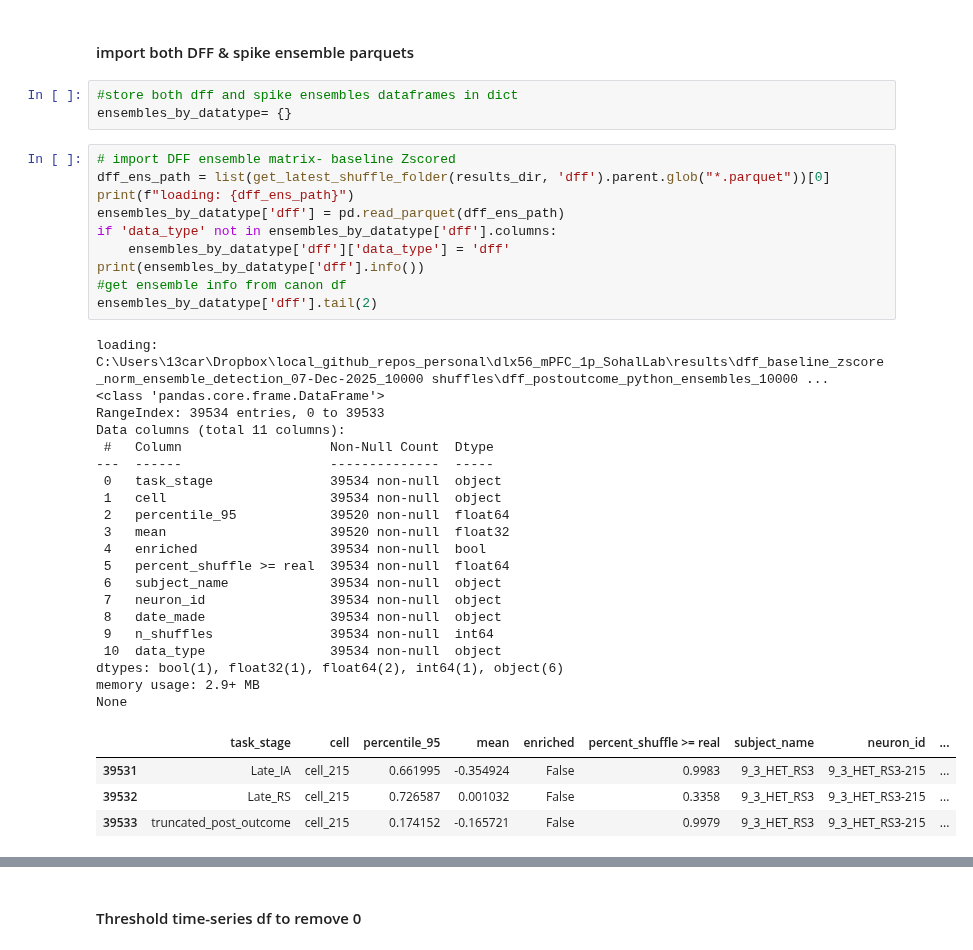
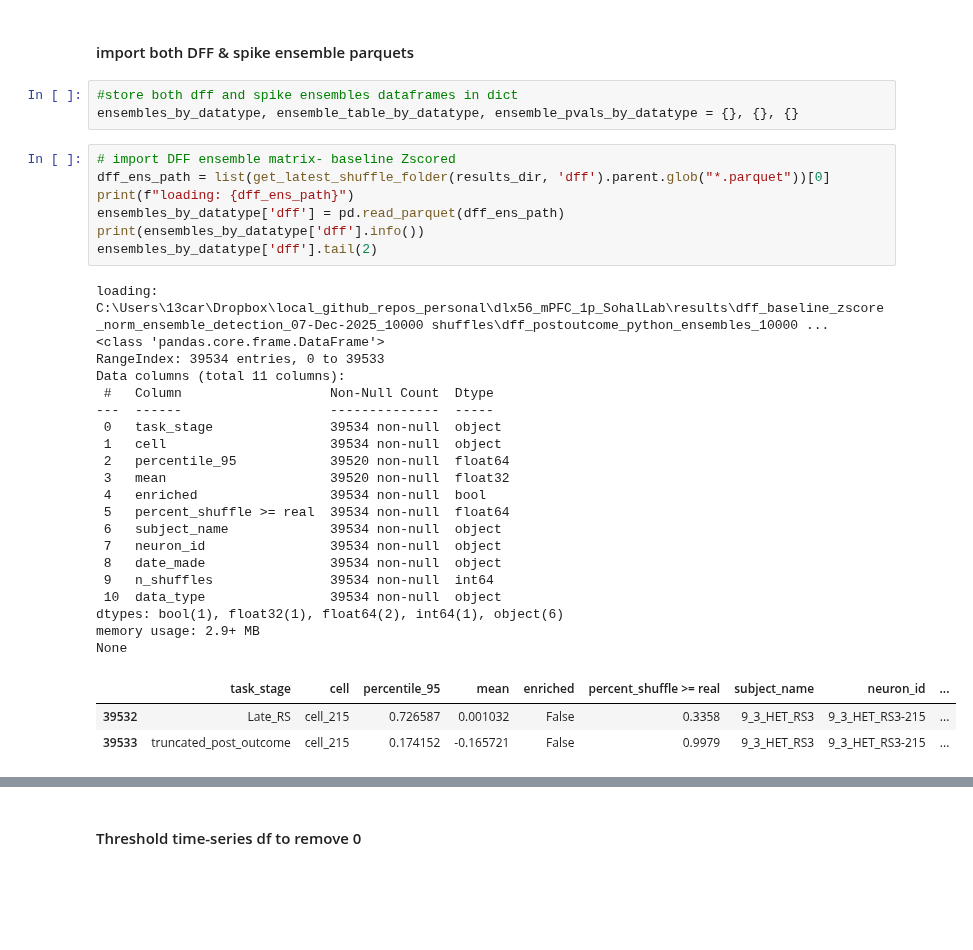
Before and after one commit to cjohnsoncruz/dlx56_mPFC_1p_SohalLab, a Jupyter notebook: code/revisions_Sup Fig1_ensemble_stability_test_v1.ipynb, the cells around one changed output, grey strips where cells are left out. Saved outputs shown, nothing was run; the diff lists cells and outputs as text; blank space fills up the shorter version.

```diff
--- a/code/revisions_Sup Fig1_ensemble_stability_test_v1.ipynb
+++ b/code/revisions_Sup Fig1_ensemble_stability_test_v1.ipynb
@@ -448,40 +448,36 @@ Figure saved: dff_vs_spikes_ensemble_p-value_vector_chunkcorrs.jpg | In: C:\User
 #### import both DFF & spike ensemble parquets
 # %%
 #store both dff and spike ensembles dataframes in dict
-ensembles_by_datatype= {}
+ensembles_by_datatype, ensemble_table_by_datatype, ensemble_pvals_by_datatype = {}, {}, {}
 # %%
 # import DFF ensemble matrix- baseline Zscored
 dff_ens_path = list(get_latest_shuffle_folder(results_dir, 'dff').parent.glob("*.parquet"))[0]
 print(f"loading: {dff_ens_path}")
 ensembles_by_datatype['dff'] = pd.read_parquet(dff_ens_path)
-if 'data_type' not in ensembles_by_datatype['dff'].columns:
-    ensembles_by_datatype['dff']['data_type'] = 'dff'
 print(ensembles_by_datatype['dff'].info())
-#get ensemble info from canon df
 ensembles_by_datatype['dff'].tail(2)
 # %% [output]
 loading: C:\Users\13car\Dropbox\local_github_repos_personal\dlx56_mPFC_1p_SohalLab\results\dff_baseline_zscore_norm_ensemble_detection_07-Dec-2025_10000 shuffles\dff_postoutcome_python_ensembles_10000 ...
 <class 'pandas.core.frame.DataFrame'>
 RangeIndex: 39534 entries, 0 to 39533
 Data columns (total 11 columns):
  #   Column                   Non-Null Count  Dtype
 ---  ------                   --------------  -----
  0   task_stage               39534 non-null  object
  1   cell                     39534 non-null  object
  2   percentile_95            39520 non-null  float64
  3   mean                     39520 non-null  float32
  4   enriched                 39534 non-null  bool
  5   percent_shuffle >= real  39534 non-null  float64
  6   subject_name             39534 non-null  object
  7   neuron_id                39534 non-null  object
  8   date_made                39534 non-null  object
  9   n_shuffles               39534 non-null  int64
  10  data_type                39534 non-null  object
 dtypes: bool(1), float32(1), float64(2), int64(1), object(6)
 memory usage: 2.9+ MB
 None
 |  | task_stage | cell | percentile_95 | mean | enriched | percent_shuffle >= real | subject_name | neuron_id | ... |
-| 39531 | Late_IA | cell_215 | 0.661995 | -0.354924 | False | 0.9983 | 9_3_HET_RS3 | 9_3_HET_RS3-215 | ... |
 | 39532 | Late_RS | cell_215 | 0.726587 | 0.001032 | False | 0.3358 | 9_3_HET_RS3 | 9_3_HET_RS3-215 | ... |
 | 39533 | truncated_post_outcome | cell_215 | 0.174152 | -0.165721 | False | 0.9979 | 9_3_HET_RS3 | 9_3_HET_RS3-215 | ... |
 # %%
```
Also changed, not shown: parts of 8 cells of this notebook, 1 other file.
